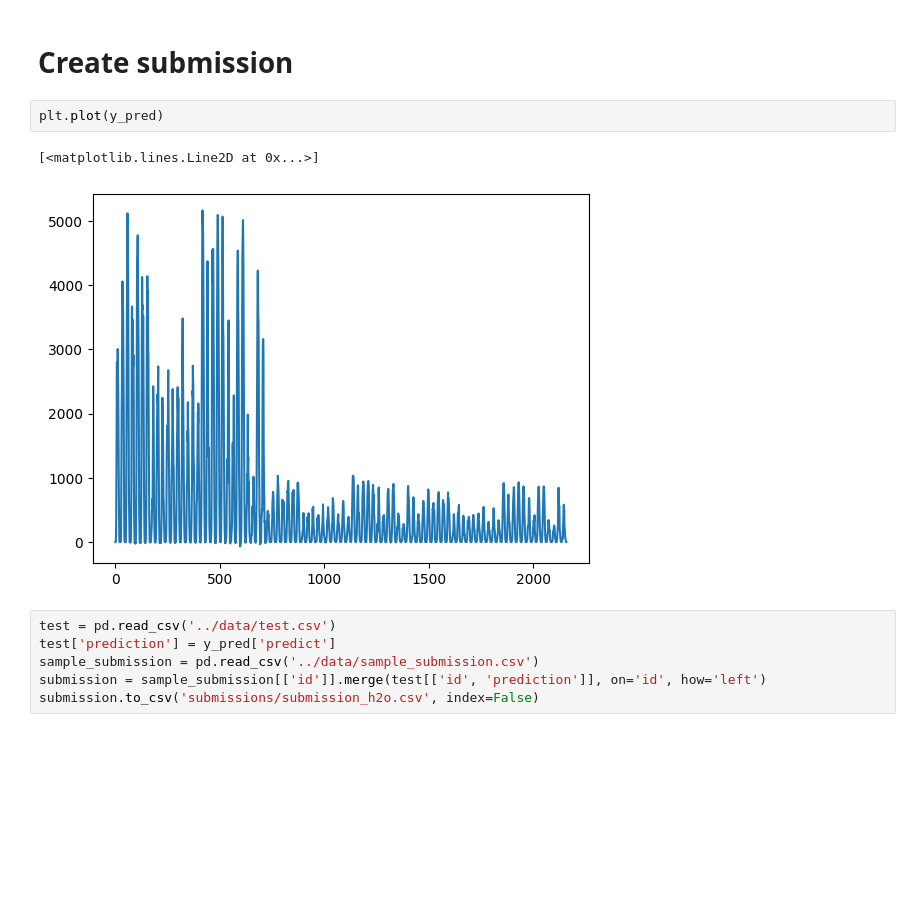
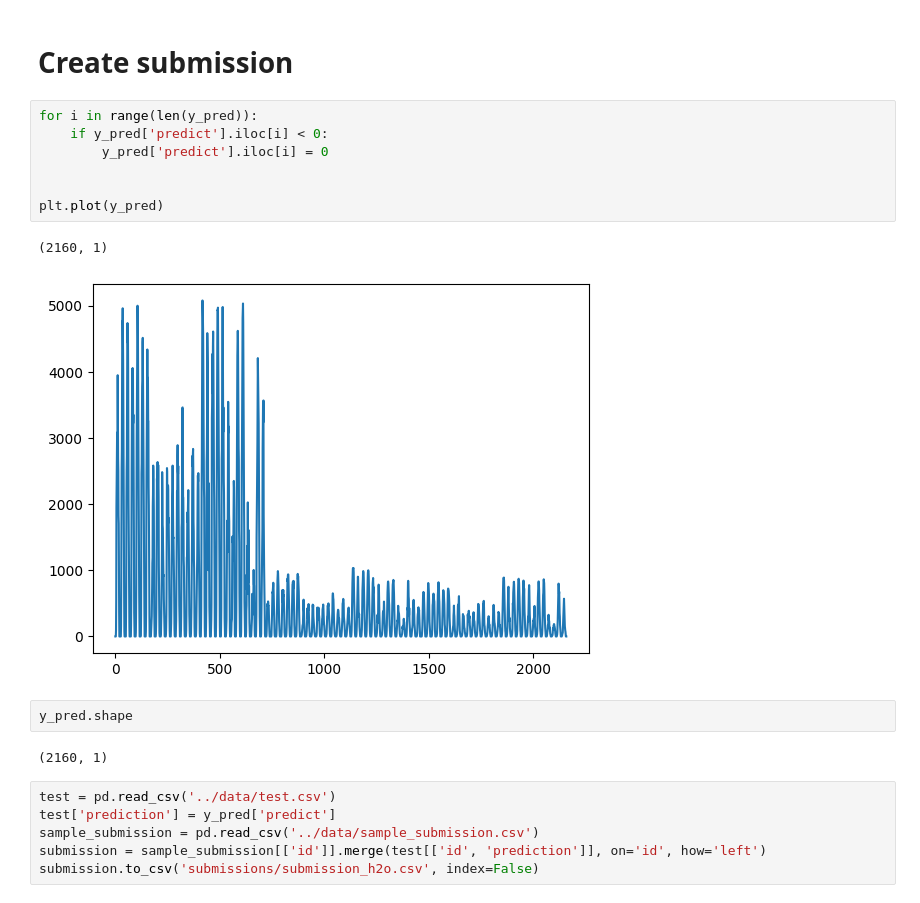
Before and after one commit to olejacobmellgren/solar-panel-energy-ml, a Jupyter notebook: model_notebooks/h20gradientboosting.ipynb, the cells around one changed output. Drawn from its saved outputs; the diff is of its cells as text; blank space fills up the shorter version.

```diff
--- a/model_notebooks/h20gradientboosting.ipynb
+++ b/model_notebooks/h20gradientboosting.ipynb
@@ -445,10 +677,19 @@ sinus_day                          9.364895e-03
 # %% [markdown]
 # Create submission
-# %%
-plt.plot(y_pred)
-# %% [output]
-[<matplotlib.lines.Line2D at 0x...>]
-[figure, removed]
+# %%
+for i in range(len(y_pred)):
+    if y_pred['predict'].iloc[i] < 0:
+        y_pred['predict'].iloc[i] = 0
+
+
+plt.plot(y_pred)
+# %% [output]
+(2160, 1)
+[figure, added]
+# %%
+y_pred.shape
+# %% [output]
+(2160, 1)
 # %%
 test = pd.read_csv('../data/test.csv')
 test['prediction'] = y_pred['predict']
```
Also changed, not shown: parts of 22 cells of this notebook, 7 other files.
